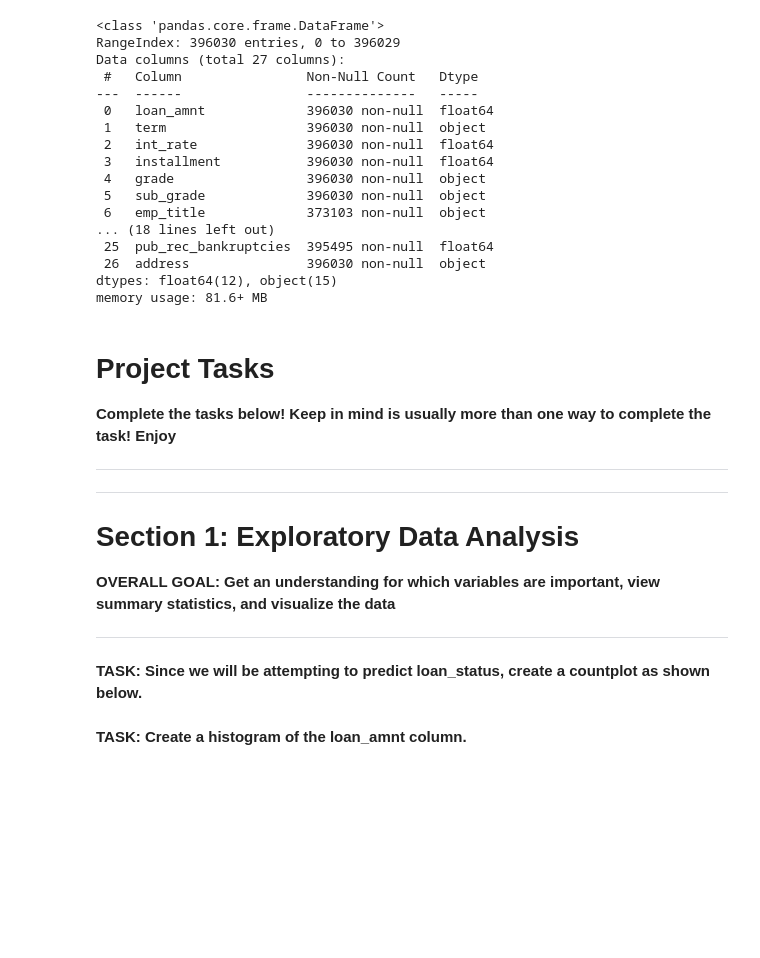
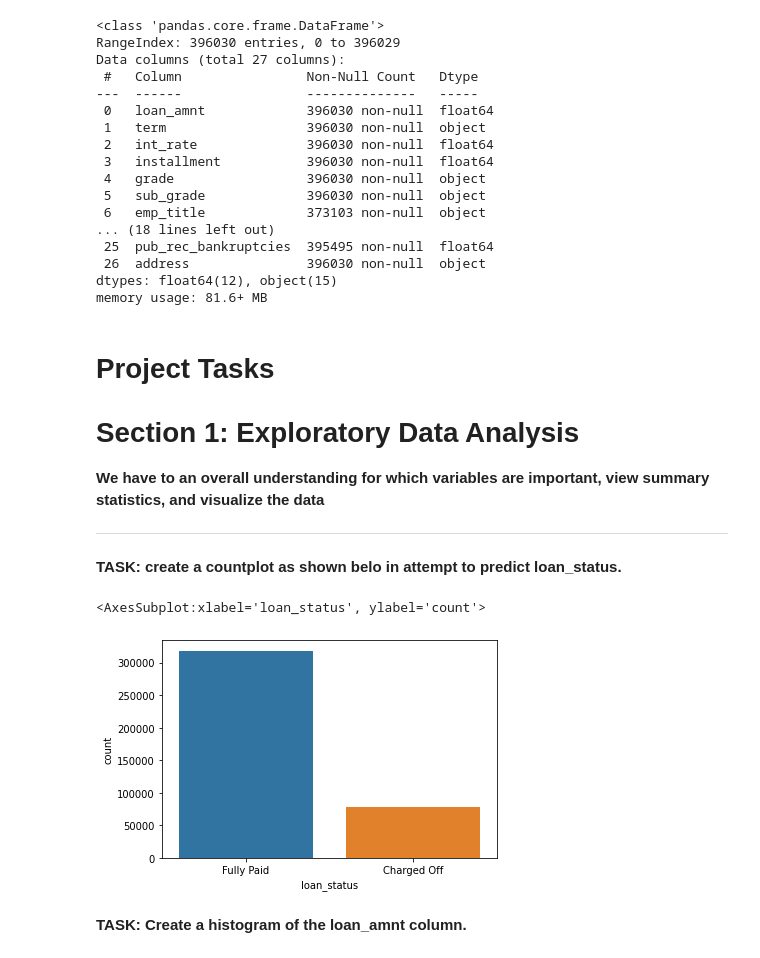
Before and after one commit to sathishkumar118/EDA-with-Lending-club-dataset, a Jupyter notebook: own_experimentation.ipynb, the cells around one changed output. Drawn from its saved outputs; the diff is of its cells as text; code cells hidden in the pictures; blank space fills up the shorter version.

Commit message:
New updates after execution of section 1 tasks

```diff
--- a/own_experimentation.ipynb
+++ b/own_experimentation.ipynb
@@ -233,16 +227,11 @@ memory usage: 81.6+ MB
 # %% [markdown]
 # Project Tasks
 
-**Complete the tasks below! Keep in mind is usually more than one way to complete the task! Enjoy**
-
------
-------
-
 # Section 1: Exploratory Data Analysis
 
-**OVERALL GOAL: Get an understanding for which variables are important, view summary statistics, and visualize the data**
+**We have to an overall understanding for which variables are important, view summary statistics, and visualize the data**
 
 
 ----
 # %% [markdown]
-**TASK: Since we will be attempting to predict loan_status, create a countplot as shown below.**
+**TASK: create a countplot as shown belo in attempt to predict loan_status.**
@@ -251,2 +238,7 @@ memory usage: 81.6+ MB
+# %%
+sns.countplot(x = "loan_status", data = df)
+# %% [output]
+<AxesSubplot:xlabel='loan_status', ylabel='count'>
+[figure, added]
 # %% [markdown]
 **TASK: Create a histogram of the loan_amnt column.**
```
Also changed, not shown: parts of 41 cells of this notebook.
